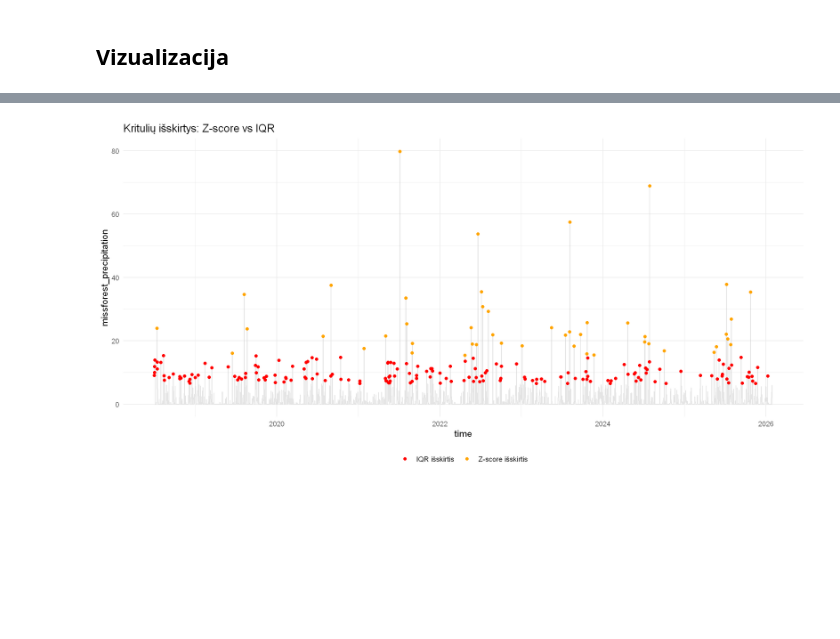
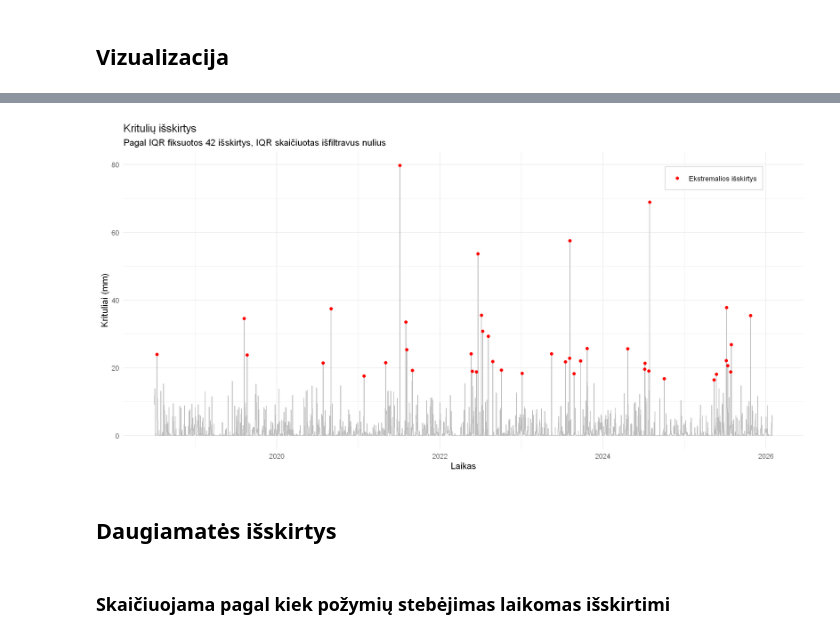
Before and after one commit to rugcer04/Duomenu_mokslo_projektas, a Jupyter notebook: code/R/EDA/outliers.ipynb, the cells around one changed output, grey strips where cells are left out. Saved outputs shown, nothing was run; the diff lists cells and outputs as text; code cells hidden in the pictures; blank space fills up the shorter version.

```diff
--- a/code/R/EDA/outliers.ipynb
+++ b/code/R/EDA/outliers.ipynb
@@ -216,42 +166,24 @@ ggplot(data_with_outliers, aes(x = time, y = missforest_precipitation, color = a
-# %%
-identify_outliers <- function(data, var_name) {
-    z_scores <- as.numeric(scale(data[[var_name]]))
-
-    stats <- data %>%
-        summarise(
-            Q1 = quantile(.data[[var_name]], 0.25, na.rm = TRUE),
-            Q3 = quantile(.data[[var_name]], 0.75, na.rm = TRUE),
-            H = Q3 - Q1) %>%
-        mutate(
-            outer_low = Q1 - 3 * H,
-            outer_high = Q3 + 3 * H
-        )
-
-  data %>%
-    mutate(
-        z_val = z_scores,
-        is_outlier = ifelse(abs(z_val) > 3, 2,
-                     ifelse((.data[[var_name]] < stats$outer_low | .data[[var_name]] > stats$outer_high), 1, 0))
-    )
-}
-# %%
-data_with_outliers <- identify_outliers(data, 'missforest_precipitation')
-
-ggplot(data_with_outliers, aes(x = time, y = missforest_precipitation)) +
-  geom_line(color = 'grey', alpha = 0.4) +
-
-  geom_point(data = subset(data_with_outliers, is_outlier > 0),
-             aes(fill = as.factor(is_outlier),
-                 color = as.factor(is_outlier))) +
-
-  scale_fill_manual(values = c("1" = "red", "2" = "red"),
-                    labels = c("IQR išskirtis", "Z-score išskirtis")) +
-
-  scale_color_manual(values = c("1" = "red", "2" = "orange"),
-                     labels = c("IQR išskirtis", "Z-score išskirtis")) +
-
-  theme_minimal() +
-  theme(legend.position = "bottom", legend.title = element_blank()) +
-  labs(title = "Kritulių išskirtys: Z-score vs IQR")
-# %% [output]
-[figure, removed]
+# %%
+data_with_outliers <- identify_outliers(data_without_zeros, 'missforest_precipitation')
+
+data_plot_extreme_outliers <- data %>%
+  left_join(data_with_outliers %>% select(observationTime, is_outlier), by = "observationTime")
+
+data_plot_extreme_outliers$is_outlier[is.na(data_plot_extreme_outliers$is_outlier)] <- 0
+# %%
+options(repr.plot.width = 12, repr.plot.height = 6, repr.plot.res = 200)
+
+ggplot(data_plot_extreme_outliers, aes(x = observationTime, y = missforest_precipitation, color = as.factor(is_outlier))) +
+  geom_line(color = 'grey') +
+  geom_point(data = subset(data_plot_extreme_outliers, is_outlier == 1), aes(color = as.factor(is_outlier))) +
+  scale_color_manual(values = c("1" = "red"), labels = c("Ekstremalios išskirtys")) +
+  theme_minimal() +
+  theme(legend.position = c(0.94, 0.95), legend.justification = c("right", "top"),
+        legend.background = element_rect(fill = "white", color = "lightgrey"), legend.title = element_blank()) +
+  labs(title = "Kritulių išskirtys", subtitle = "Pagal IQR fiksuotos 42 išskirtys, IQR skaičiuotas išfiltravus nulius",  x = "Laikas", y = "Krituliai (mm)")
+# %% [output]
+[figure, added]
+# %% [markdown]
+## Daugiamatės išskirtys
+# %% [markdown]
+### Skaičiuojama pagal kiek požymių stebėjimas laikomas išskirtimi
```
Also changed, not shown: parts of 20 cells of this notebook.
